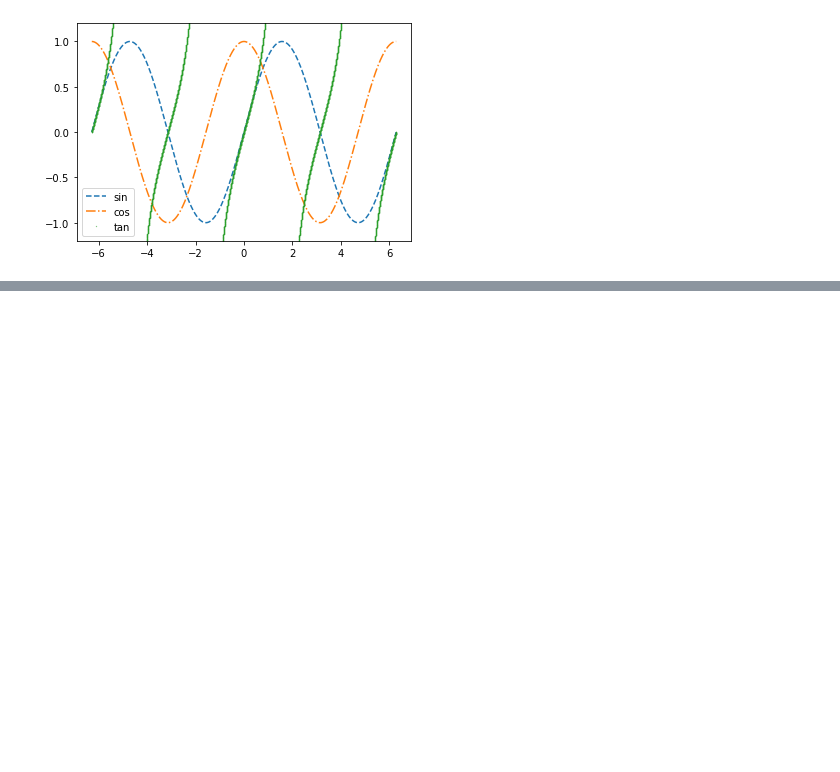
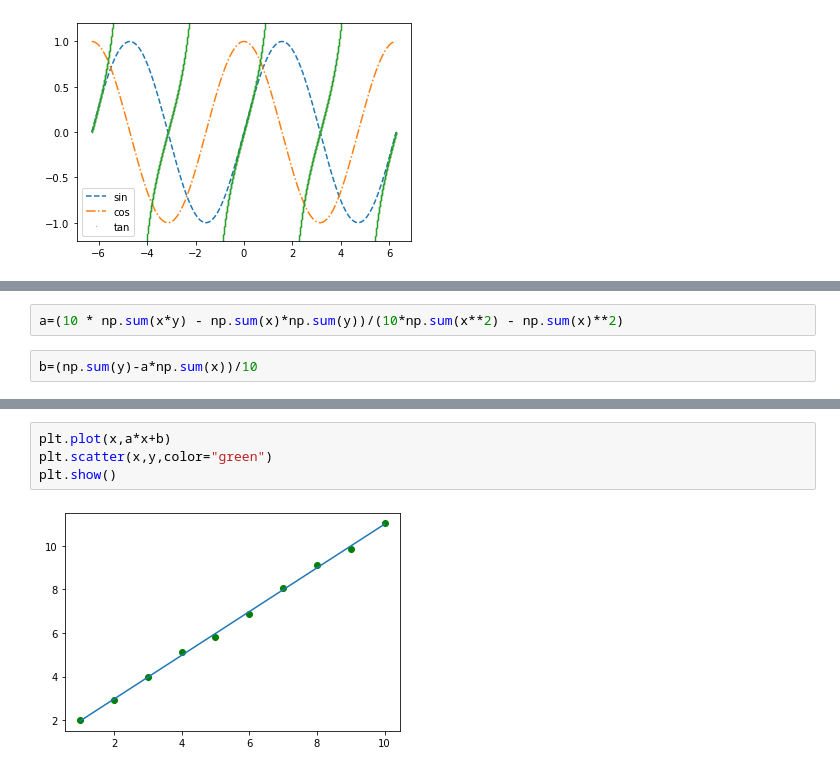
Before and after one commit to kzt206/JupyterlabTest, a Jupyter notebook: Numpy&Scipy.ipynb, the cells around one changed output, grey strips where cells are left out. Saved outputs shown, nothing was run; the diff lists cells and outputs as text; blank space fills up the shorter version.

```diff
--- a/Numpy&Scipy.ipynb
+++ b/Numpy&Scipy.ipynb
@@ -41,0 +59,4 @@ plt.legend(('sin','cos','tan'))
+# %%
+a=(10 * np.sum(x*y) - np.sum(x)*np.sum(y))/(10*np.sum(x**2) - np.sum(x)**2)
+# %%
+b=(np.sum(y)-a*np.sum(x))/10
@@ -41,0 +67,6 @@ plt.legend(('sin','cos','tan'))
+# %%
+plt.plot(x,a*x+b)
+plt.scatter(x,y,color="green")
+plt.show()
+# %% [output]
+[figure, added]
```
Also changed, not shown: parts of 20 cells of this notebook.
